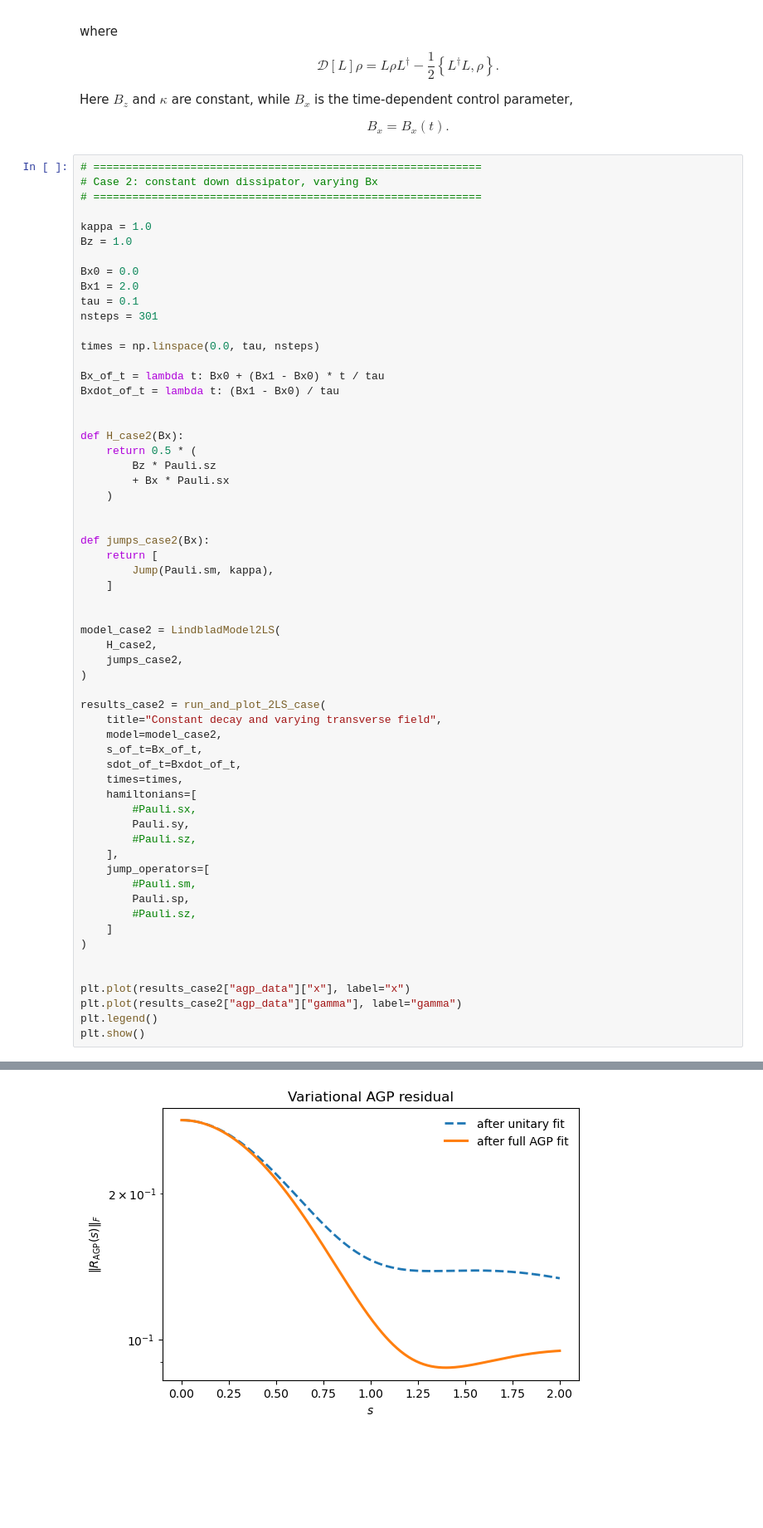
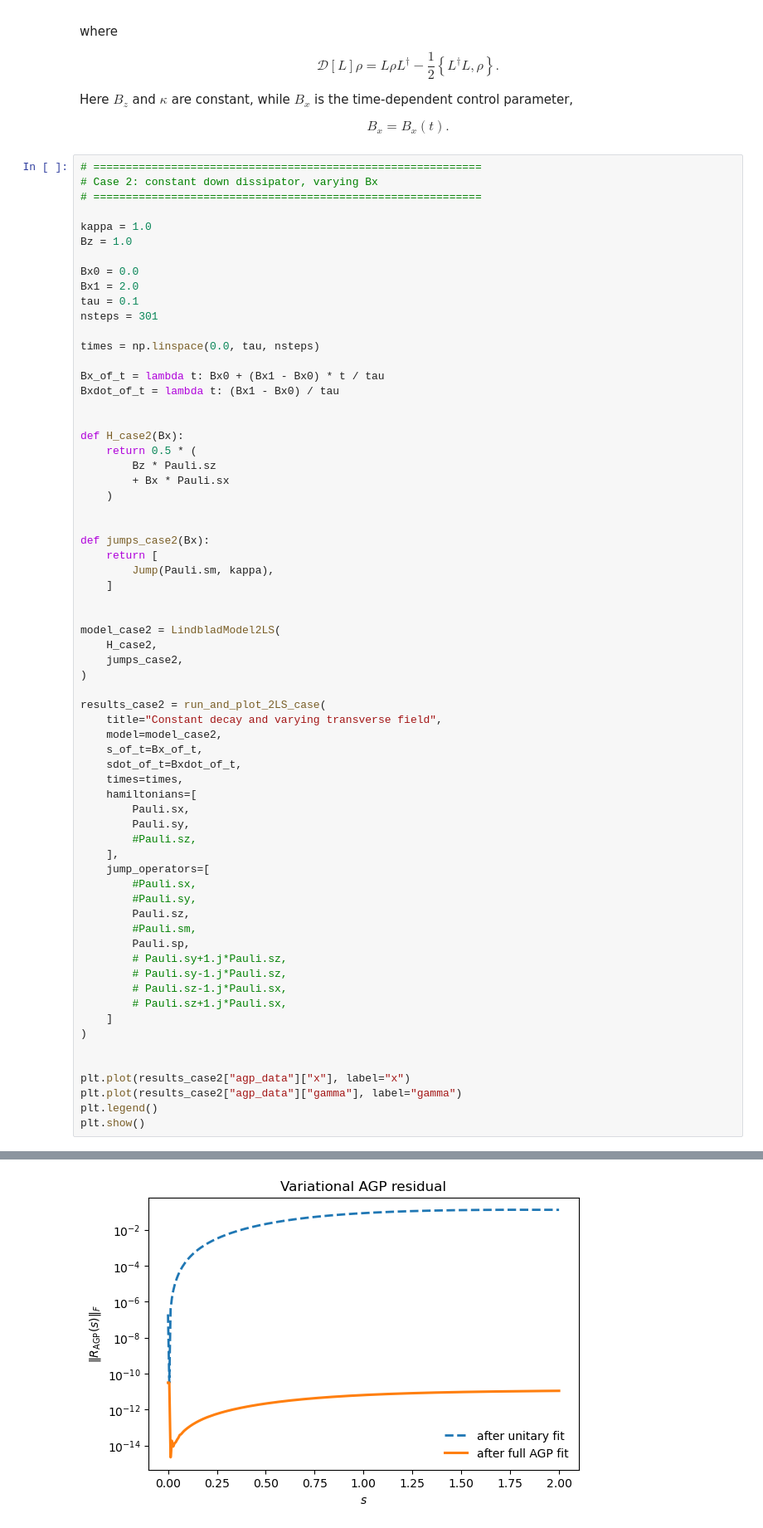
Before and after one commit to jwalkling/Driven_OQS, a Jupyter notebook: src_code/notebooks/2LS Linbdlad.ipynb, the cells around one changed output, grey strips where cells are left out. Shown at 83% size. Drawn from its saved outputs; the diff is of its cells as text; blank space fills up the shorter version.

Commit message:
FEAT: Added nice figures for 2LS case

```diff
--- a/src_code/notebooks/2LS Linbdlad.ipynb
+++ b/src_code/notebooks/2LS Linbdlad.ipynb
@@ -316,34 +711,40 @@ def jumps_case2(Bx):
 
 
 model_case2 = LindbladModel2LS(
     H_case2,
     jumps_case2,
 )
 
 results_case2 = run_and_plot_2LS_case(
     title="Constant decay and varying transverse field",
     model=model_case2,
     s_of_t=Bx_of_t,
     sdot_of_t=Bxdot_of_t,
     times=times,
     hamiltonians=[
-        #Pauli.sx,
+        Pauli.sx,
         Pauli.sy,
         #Pauli.sz,
     ],
     jump_operators=[
+        #Pauli.sx,
+        #Pauli.sy,
+        Pauli.sz,
         #Pauli.sm,
         Pauli.sp,
-        #Pauli.sz,
+        # Pauli.sy+1.j*Pauli.sz,
+        # Pauli.sy-1.j*Pauli.sz,
+        # Pauli.sz-1.j*Pauli.sx,
+        # Pauli.sz+1.j*Pauli.sx,
     ]
 )
 
 
 plt.plot(results_case2["agp_data"]["x"], label="x")
 plt.plot(results_case2["agp_data"]["gamma"], label="gamma")
 plt.legend()
 plt.show()
 # %% [output]
 2
-[figure, old version]
+[figure, new version]
 2
```
Also changed, not shown: parts of 8 cells of this notebook, 2 other files.
